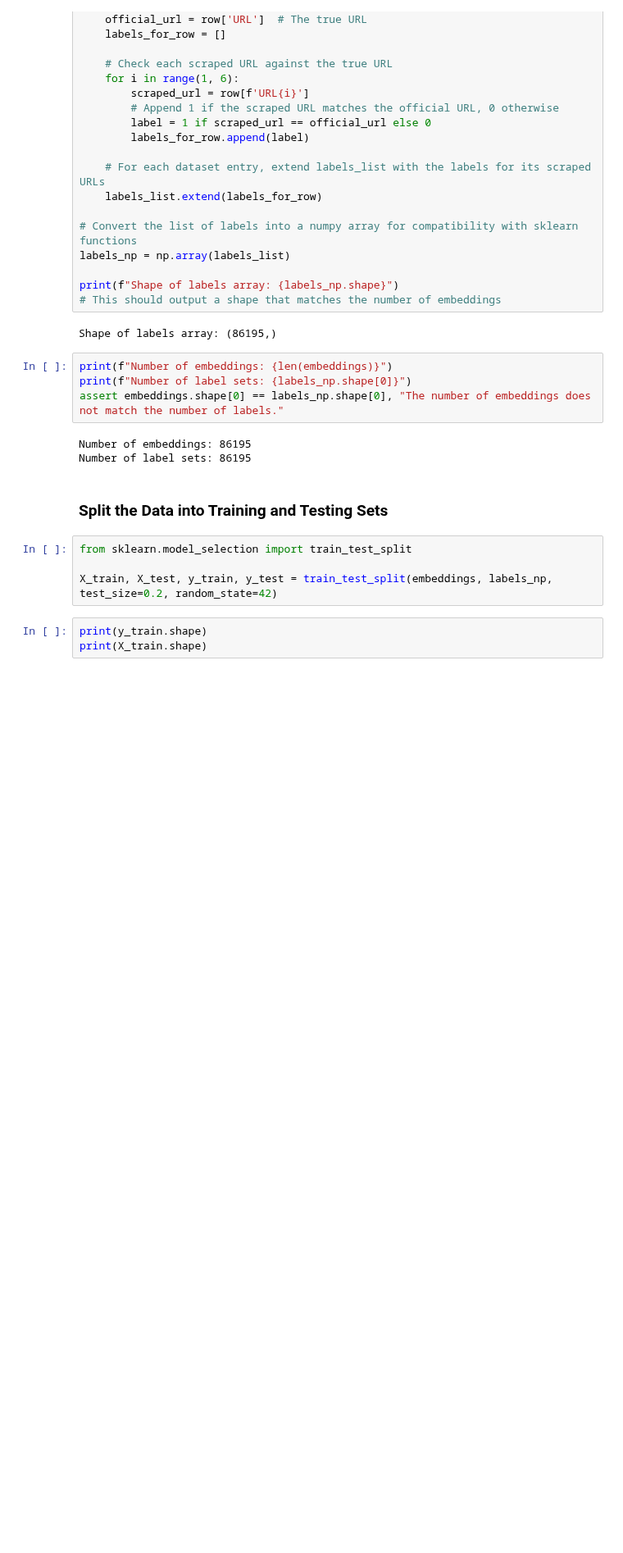
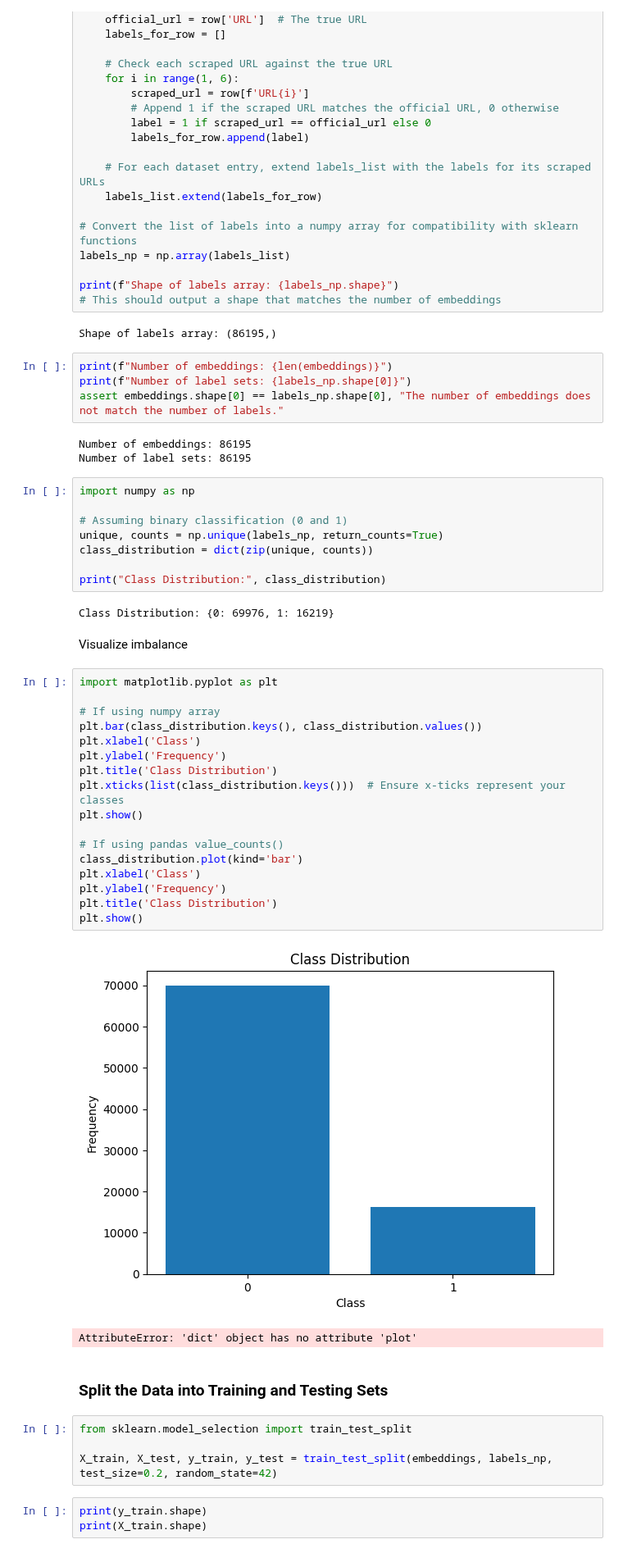
Before and after one commit to nathanvdv/URLfinder, a Jupyter notebook: Machine_Learning_prep.ipynb, the cells around one changed output. Shown at 82% size. Cells and saved outputs as stored; diff of their text form; blank space fills up the shorter version.

```diff
--- a/Machine_Learning_prep.ipynb
+++ b/Machine_Learning_prep.ipynb
@@ -368,6 +365,38 @@ assert embeddings.shape[0] == labels_np.shape[0], "The number of embeddings does
 # %% [output]
 Number of embeddings: 86195
 Number of label sets: 86195
+# %%
+import numpy as np
+
+# Assuming binary classification (0 and 1)
+unique, counts = np.unique(labels_np, return_counts=True)
+class_distribution = dict(zip(unique, counts))
+
+print("Class Distribution:", class_distribution)
+# %% [output]
+Class Distribution: {0: 69976, 1: 16219}
+# %% [markdown]
+Visualize imbalance
+# %%
+import matplotlib.pyplot as plt
+
+# If using numpy array
+plt.bar(class_distribution.keys(), class_distribution.values())
+plt.xlabel('Class')
+plt.ylabel('Frequency')
+plt.title('Class Distribution')
+plt.xticks(list(class_distribution.keys()))  # Ensure x-ticks represent your classes
+plt.show()
+
+# If using pandas value_counts()
+class_distribution.plot(kind='bar')
+plt.xlabel('Class')
+plt.ylabel('Frequency')
+plt.title('Class Distribution')
+plt.show()
+# %% [output]
+[figure, added]
+AttributeError: 'dict' object has no attribute 'plot'
 # %% [markdown]
 ### Split the Data into Training and Testing Sets
 # %%
```
Also changed, not shown: parts of 8 cells of this notebook.
